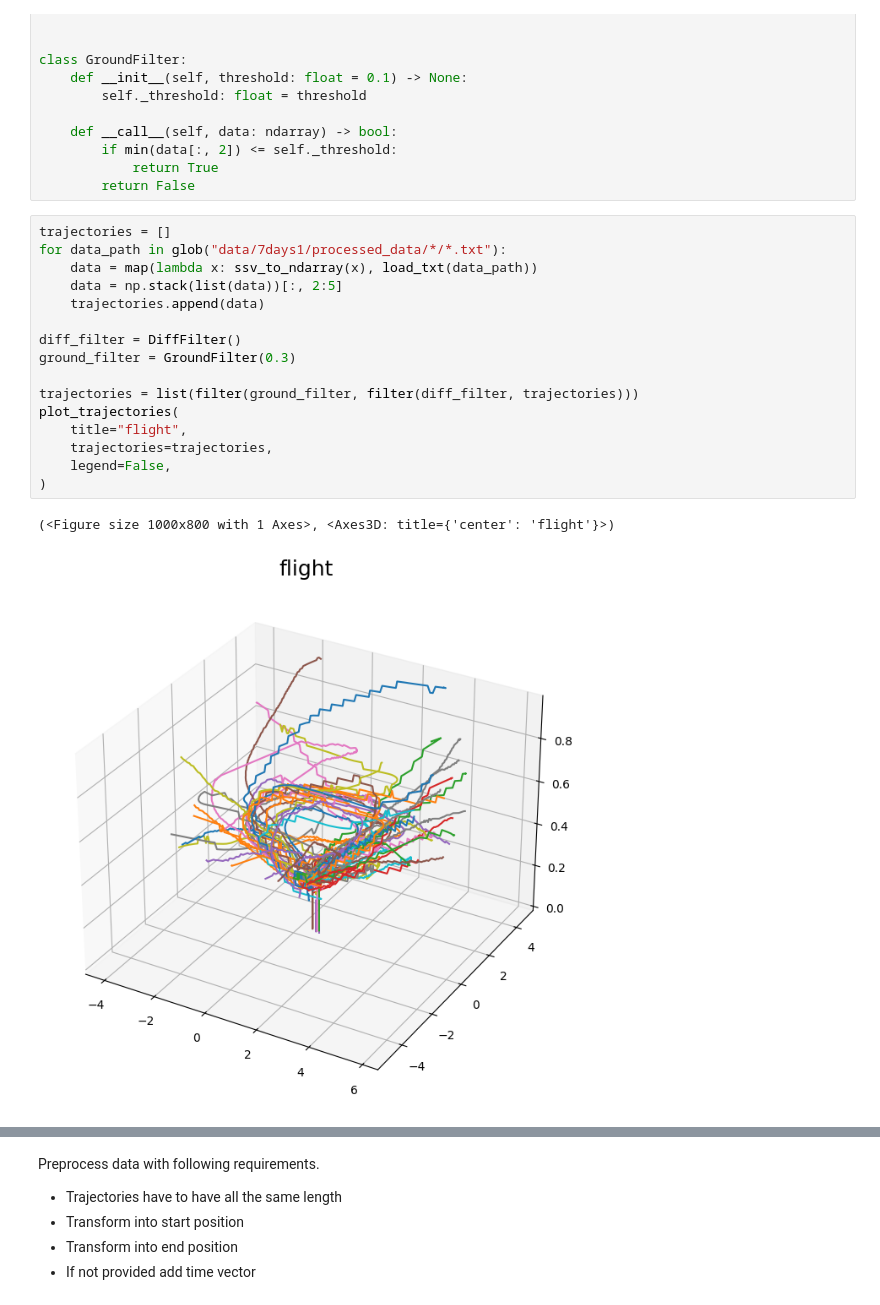
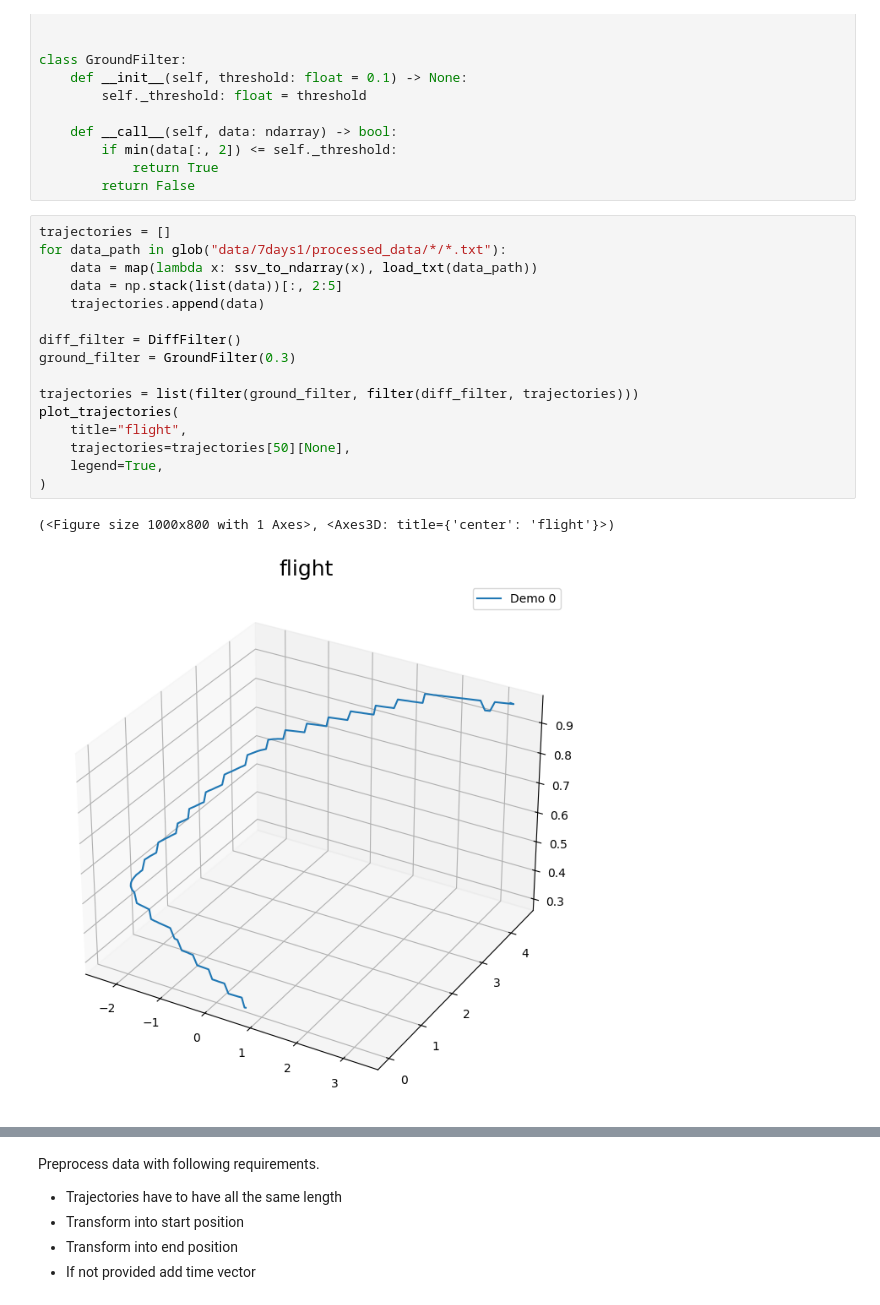
Before and after one commit to RobinU434/TaskParameterizedGaussianMixtureModels, a Jupyter notebook: examples/example.ipynb, the cells around one changed output, grey strips where cells are left out. Saved outputs shown, nothing was run; the diff lists cells and outputs as text.

```diff
--- a/examples/example.ipynb
+++ b/examples/example.ipynb
@@ -39,19 +39,19 @@ class GroundFilter:
 # %%
 trajectories = []
 for data_path in glob("data/7days1/processed_data/*/*.txt"):
     data = map(lambda x: ssv_to_ndarray(x), load_txt(data_path))
     data = np.stack(list(data))[:, 2:5]
     trajectories.append(data)
 
 diff_filter = DiffFilter()
 ground_filter = GroundFilter(0.3)
 
 trajectories = list(filter(ground_filter, filter(diff_filter, trajectories)))
 plot_trajectories(
     title="flight",
-    trajectories=trajectories,
-    legend=False,
+    trajectories=trajectories[50][None],
+    legend=True,
 )
 # %% [output]
 (<Figure size 1000x800 with 1 Axes>, <Axes3D: title={'center': 'flight'}>)
-[figure, old version]
+[figure, new version]
```
Also changed, not shown: parts of 8 cells of this notebook.
